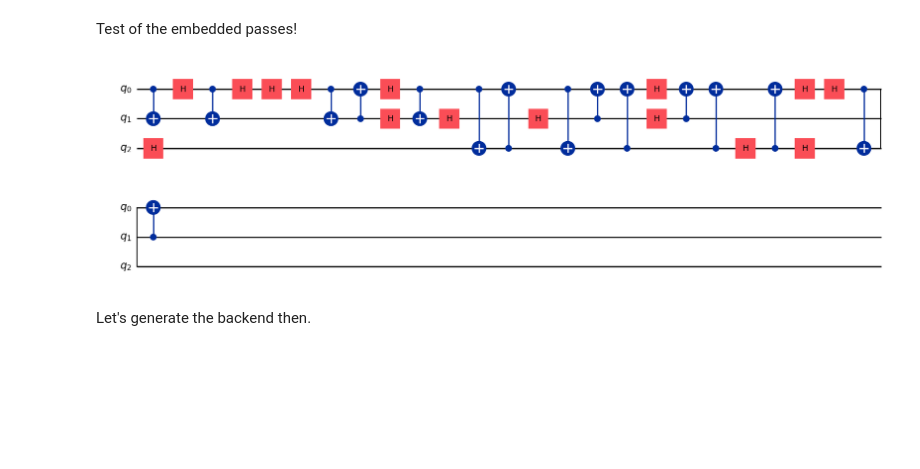
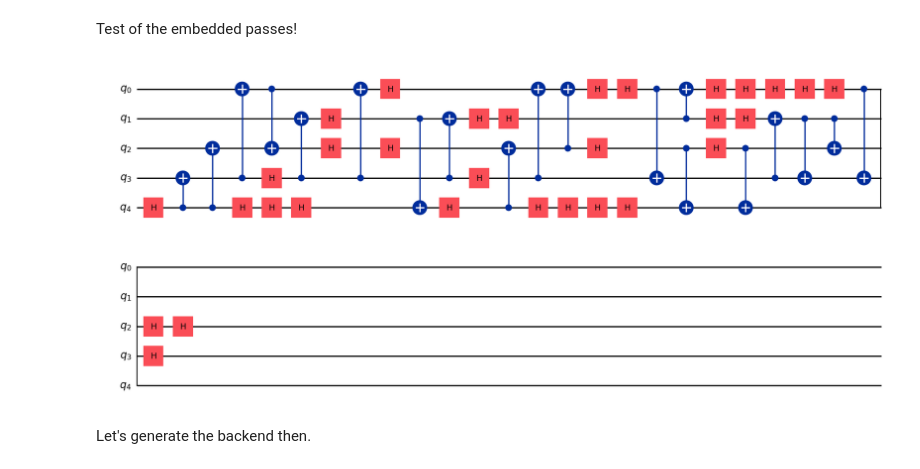
Before and after one commit to strategy155/quariadne, a Jupyter notebook: notebook/Testing.ipynb, the cells around one changed output. Drawn from its saved outputs; the diff is of its cells as text; code cells hidden in the pictures; blank space fills up the shorter version.

```diff
--- a/notebook/Testing.ipynb
+++ b/notebook/Testing.ipynb
@@ -3,23 +3,23 @@ Test of the embedded passes!
 # %%
 import random
 import qiskit.circuit.random
 
-QUBIT_COUNT = 3
-NUM_GATES = 30
-SEED=223
+QUBIT_COUNT = 5
+NUM_GATES = 50
+SEED=2236
 random.seed(SEED)
 
 MAX_OPERANDS = 2
 
 STANDARD_GATE_SET = ["cx", "h"]
 
 
 
 random_broken_circuit = qiskit.circuit.random.random_clifford_circuit(QUBIT_COUNT, NUM_GATES, STANDARD_GATE_SET, seed=SEED)
 
 random_broken_circuit.draw('mpl')
 # %% [output]
-[figure, old version]
+[figure, new version]
 # %% [markdown]
 Let's generate the backend then.
 # %%
```
Also changed, not shown: parts of 3 cells of this notebook, 3 other files.
